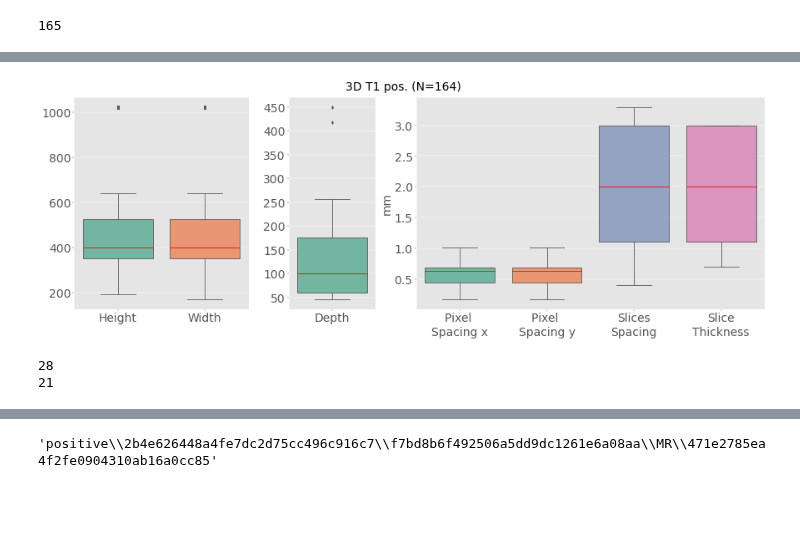
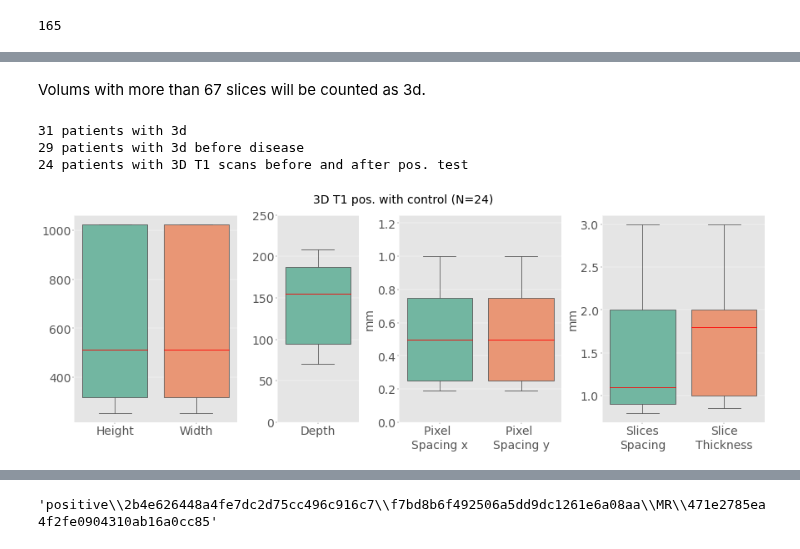
Before and after one commit to Kiril94/Thesis, a Jupyter notebook: cobra/ds_notebooks/t1_pos_control.ipynb, the cells around one changed output, grey strips where cells are left out. Cells and saved outputs as stored; diff of their text form; code cells hidden in the pictures; blank space fills up the shorter version.

```diff
--- a/cobra/ds_notebooks/t1_pos_control.ipynb
+++ b/cobra/ds_notebooks/t1_pos_control.ipynb
@@ -164,30 +208,40 @@ df_pos_3dt1.PatientID.nunique()
+# %% [markdown]
+Volums with more than 67 slices will be counted as 3d.
+# %%
+df_t1_pp_3d_0 = dfc[(dfc.PatientID.isin(ls_t1_pp)) & (dfc.NumberOfSlices>=67) \
+    & (dfc.Sequence=='t1')]
+
+print(f"{df_t1_pp_3d_0.PatientID.nunique()} patients with 3d")
+ls_pat_pre_temp = df_t1_pp_3d_0[(df_t1_pp_3d_0.days_since_test<=-30)].PatientID.unique()
+print(f"{len(ls_pat_pre_temp)} patients with 3d before disease")
+ls_pat_pp_temp = df_t1_pp_3d_0[(df_t1_pp_3d_0.PatientID.isin(ls_pat_pre_temp)) \
+    & (df_t1_pp_3d_0.days_since_test>=-3)].PatientID.unique()
+print(f"{len(ls_pat_pp_temp)} patients with 3D T1 scans before and after pos. test")
+df_t1_pp_3d = df_t1_pp_3d_0[df_t1_pp_3d_0.PatientID.isin(ls_pat_pp_temp)]
+# %% [output]
+31 patients with 3d
+29 patients with 3d before disease
+24 patients with 3D T1 scans before and after pos. test
 # %%
-fig, ax = plt.subplots(1,3, figsize=(22,8),gridspec_kw={'width_ratios': [2, 1,4]})
-df_pos_3dt1_m = df_pos_3dt1[~(df_pos_3dt1.NumberOfSlices==0)]
-fig, _ = svis.create_boxplot(df_pos_3dt1_m[['Rows', 'Columns',]],
+fig, ax = plt.subplots(1,4, figsize=(22,8),gridspec_kw={'width_ratios': [2, 1,2,2]})
+fig, _ = svis.create_boxplot(df_t1_pp_3d[['Rows', 'Columns',]],
     data_labels=["Height", "Width", ],
     kwargs={'xlabel':'',},
     fig=fig, ax=ax[0])
-svis.create_boxplot(df_pos_3dt1_m[['NumberOfSlices', ]],
+svis.create_boxplot(df_t1_pp_3d[['NumberOfSlices', ]],
     data_labels=["Depth", ],
-    kwargs={'xlabel':'',},
+    kwargs={'xlabel':'','yrange':(0,250)},
     fig=fig, ax=ax[1])
-svis.create_boxplot(df_pos_3dt1_m[['RowSpacing', 'ColumnSpacing', 'SpacingBetweenSlices','SliceThickness' ]],
-    data_labels=["Pixel \nSpacing x", "Pixel \nSpacing y",
-                 "Slices\nSpacing","Slice\nThickness" ],
-    kwargs={'xlabel':'','ylabel':'mm'},
+svis.create_boxplot(df_t1_pp_3d[['RowSpacing', 'ColumnSpacing',]],
+    data_labels=["Pixel \nSpacing x", "Pixel \nSpacing y",],
+    kwargs={'xlabel':'','ylabel':'mm','yrange':(0,1.25)},
     fig=fig, ax=ax[2])
-fig.suptitle("3D T1 pos. (N=164)", fontsize=25)
+svis.create_boxplot(df_t1_pp_3d[[ 'SpacingBetweenSlices','SliceThickness' ]],
+    data_labels=["Slices\nSpacing","Slice\nThickness" ],
+    kwargs={'xlabel':'','ylabel':'mm',},
+    fig=fig, ax=ax[3])
+fig.suptitle(f"3D T1 pos. with control (N={df_t1_pp_3d.PatientID.nunique()})", fontsize=25)
 fig.tight_layout()
-fig.savefig(join(fig_dir, 't1', 'box_plot_3dt1_pos.png'))
+fig.savefig(join(fig_dir, 't1', 'dimension_box_plot_3dt1pp.png'))
 # %% [output]
-[figure, old version]
+[figure, new version]
-# %%
-ls_pat_pre = df_t1_pp_3d_temp[df_t1_pp_3d_temp.days_since_test<=-30].PatientID.unique()
-print(len(ls_pat_pre))
-df_t1_pre_3d = df_t1_pp_3d_temp[df_t1_pp_3d_temp.PatientID.isin(ls_pat_pre)]
-df_t1_pp_3d = df_t1_pre_3d[df_t1_pre_3d.days_since_test>=-3]
-print(df_t1_pp_3d.PatientID.nunique())
-# %% [output]
-28
-21
```
Also changed, not shown: parts of 18 cells of this notebook.
